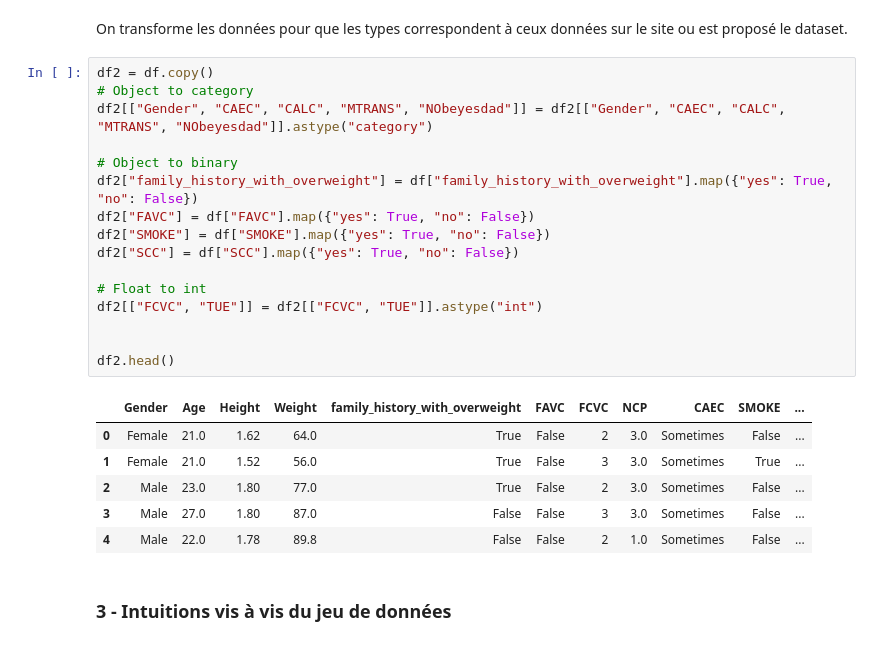
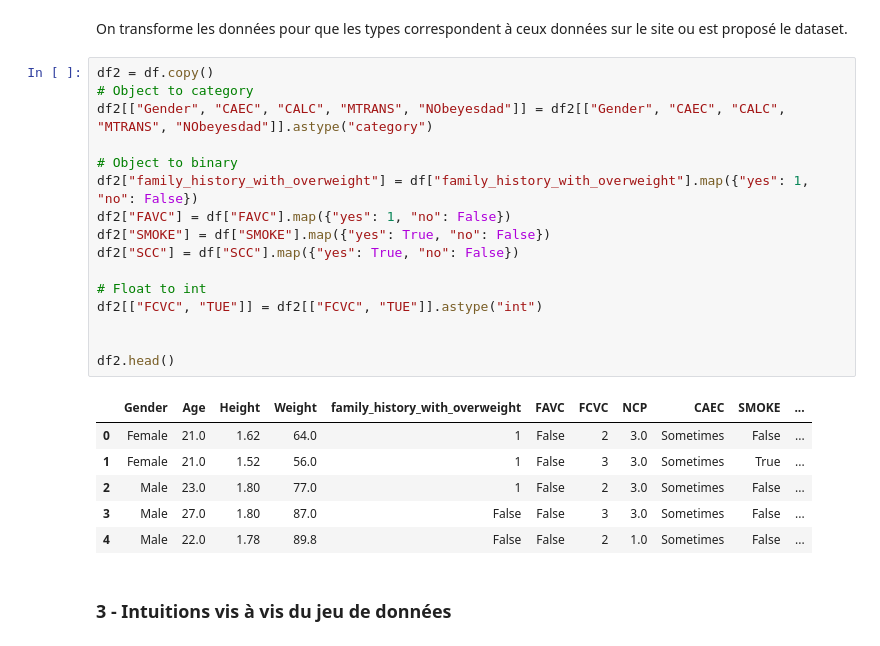
Before and after one commit to matteodcr/mgl869, a Jupyter notebook: notebook_finale.ipynb, the cells around one changed output. Drawn from its saved outputs; the diff is of its cells as text.

```diff
--- a/notebook_finale.ipynb
+++ b/notebook_finale.ipynb
@@ -37,24 +37,24 @@ On transforme les données pour que les types correspondent à ceux données sur
 # %%
 df2 = df.copy()
 # Object to category
 df2[["Gender", "CAEC", "CALC", "MTRANS", "NObeyesdad"]] = df2[["Gender", "CAEC", "CALC", "MTRANS", "NObeyesdad"]].astype("category")
 
 # Object to binary
-df2["family_history_with_overweight"] = df["family_history_with_overweight"].map({"yes": True, "no": False})
-df2["FAVC"] = df["FAVC"].map({"yes": True, "no": False})
+df2["family_history_with_overweight"] = df["family_history_with_overweight"].map({"yes": 1, "no": False})
+df2["FAVC"] = df["FAVC"].map({"yes": 1, "no": False})
 df2["SMOKE"] = df["SMOKE"].map({"yes": True, "no": False})
 df2["SCC"] = df["SCC"].map({"yes": True, "no": False})
 
 # Float to int
 df2[["FCVC", "TUE"]] = df2[["FCVC", "TUE"]].astype("int")
 
 
 df2.head()
 # %% [output]
 |  | Gender | Age | Height | Weight | family_history_with_overweight | FAVC | FCVC | NCP | CAEC | SMOKE | ... |
-| 0 | Female | 21.0 | 1.62 | 64.0 | True | False | 2 | 3.0 | Sometimes | False | ... |
-| 1 | Female | 21.0 | 1.52 | 56.0 | True | False | 3 | 3.0 | Sometimes | True | ... |
-| 2 | Male | 23.0 | 1.80 | 77.0 | True | False | 2 | 3.0 | Sometimes | False | ... |
+| 0 | Female | 21.0 | 1.62 | 64.0 | 1 | False | 2 | 3.0 | Sometimes | False | ... |
+| 1 | Female | 21.0 | 1.52 | 56.0 | 1 | False | 3 | 3.0 | Sometimes | True | ... |
+| 2 | Male | 23.0 | 1.80 | 77.0 | 1 | False | 2 | 3.0 | Sometimes | False | ... |
 | 3 | Male | 27.0 | 1.80 | 87.0 | False | False | 3 | 3.0 | Sometimes | False | ... |
 | 4 | Male | 22.0 | 1.78 | 89.8 | False | False | 2 | 1.0 | Sometimes | False | ... |
 # %% [markdown]
```
Also changed, not shown: parts of 6 cells of this notebook.
